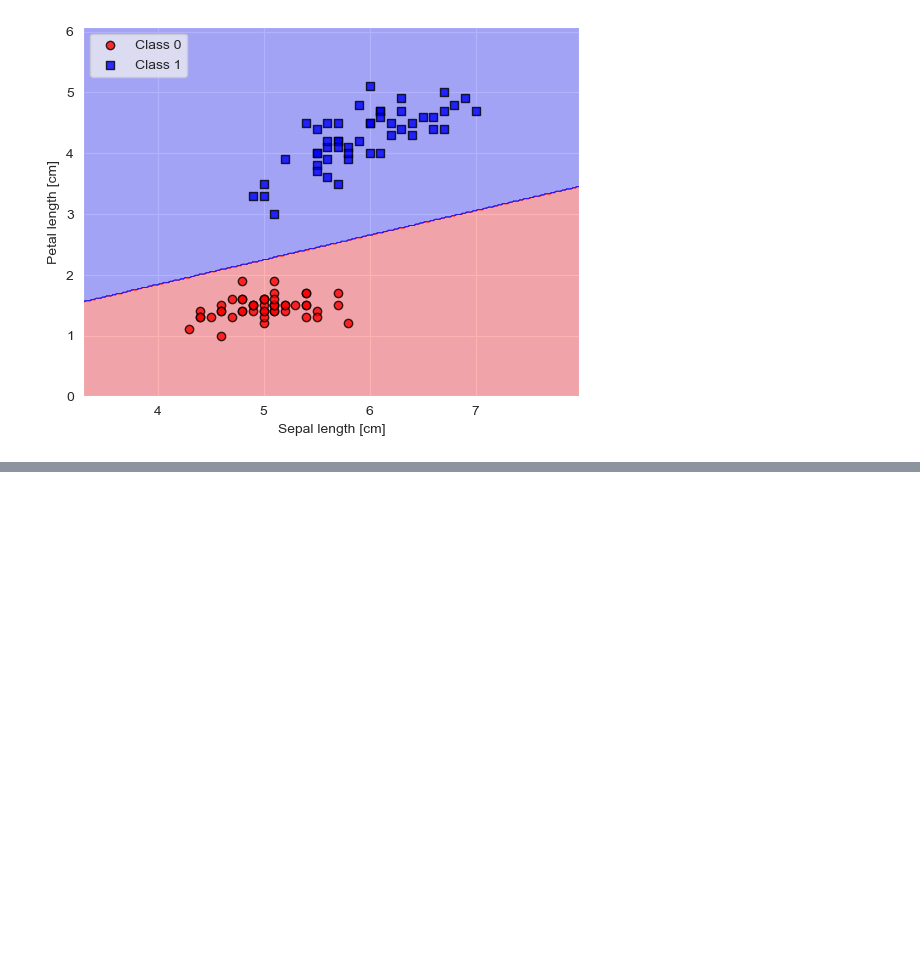
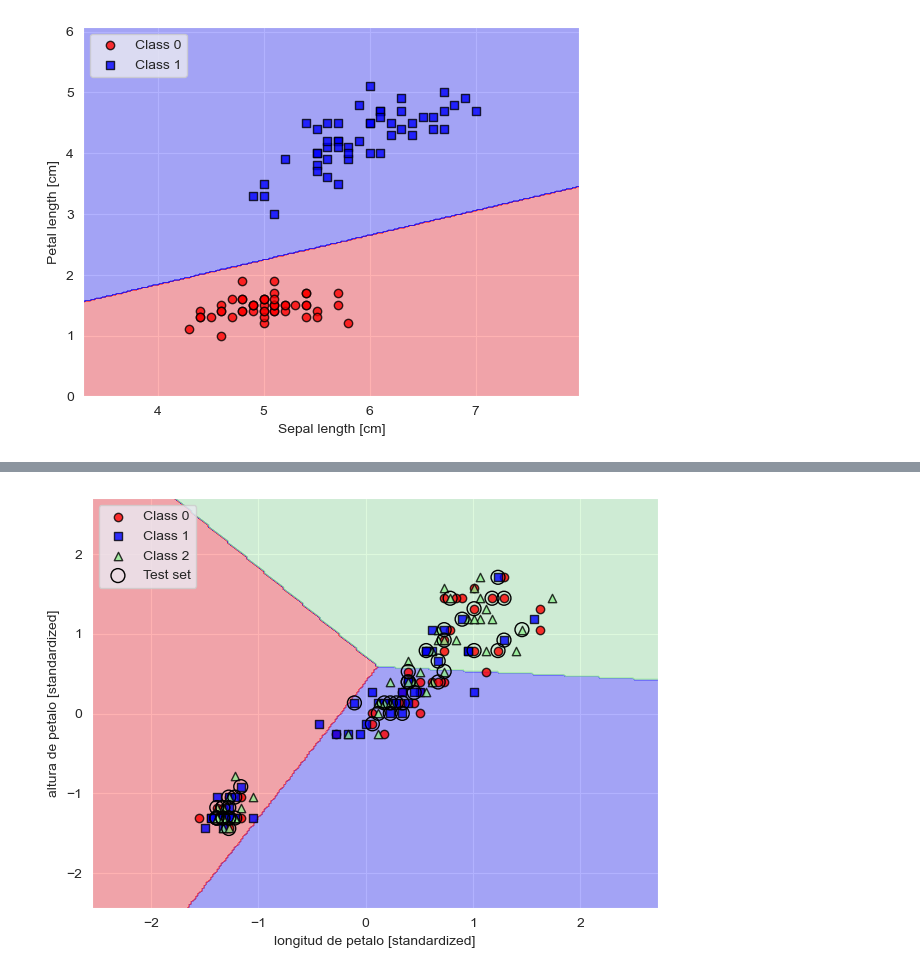
Before and after one commit to haison-ai/Perceptron-iris, a Jupyter notebook: notebook/Perceptron.ipynb, the cells around one changed output, grey strips where cells are left out. Saved outputs shown, nothing was run; the diff lists cells and outputs as text; code cells hidden in the pictures; blank space fills up the shorter version.

```diff
--- a/notebook/Perceptron.ipynb
+++ b/notebook/Perceptron.ipynb
@@ -234,0 +199,7 @@ plt.show()
+# %%
+#standarized the datasets
+from sklearn.preprocessing import StandardScaler
+sc = StandardScaler()
+sc.fit(X_train)
+X_train_std = sc.transform(X_train)
+X_test_std = sc.transform(X_test)
@@ -234,0 +226,35 @@ plt.show()
+# %%
+# create a grafic visualitazion where a see the 3 decesions_regions.
+from matplotlib.colors import ListedColormap
+import matplotlib.pyplot as plt
+def plot_decision_regions(X, y, classifier, test_idx=None, resolution=0.02):
+    markers = ('o', 's', '^', 'v', '<')
+    colors = ('red', 'blue', 'lightgreen', 'gray', 'cyan')
+    cmap = ListedColormap(colors[:len(np.unique(y))])
+
+    x1_min, x1_max = X[:, 0].min() - 1, X[:, 0].max() + 1
+    x2_min, x2_max = X[:, 1].min() - 1, X[:, 1].max() + 1
+    xx1, xx2 = np.meshgrid(np.arange(x1_min, x1_max, resolution),np.arange(x2_min, x2_max, resolution))
+    lab = classifier.predict(np.array([xx1.ravel(), xx2.ravel()]).T)
+    lab = lab.reshape(xx1.shape)
+    plt.contourf(xx1, xx2, lab, alpha=0.3, cmap=cmap)
+    plt.xlim(xx1.min(), xx1.max())
+    plt.ylim(xx2.min(), xx2.max())
+
+    for idx, cl in enumerate(np.unique(y)):
+        plt.scatter(x=X[y == cl, 0], y=X[y == cl, 1],alpha=0.8,c=colors[idx],marker=markers[idx],label=f'Class {cl}',edgecolor='black')
+
+    if test_idx:
+        X_test, y_test = X[test_idx], y[test_idx]
+        plt.scatter(X_test[:, 0], X_test[:, 1], c='none', marker='o', label='Test set', alpha=1.0,edgecolor='black', linewidth=1, s=100,)
+# %%
+X_combined_std = np.vstack((X_test_std, X_train_std))
+y_combined = np.hstack((y_train, y_test))
+plot_decision_regions(X=X_combined_std, y=y_combined, classifier=ppn, test_idx=range(105, 150))
+plt.xlabel('longitud de petalo [standardized]')
+plt.ylabel('altura de petalo [standardized]')
+plt.legend(loc='upper left')
+plt.tight_layout()
+plt.show()
+# %% [output]
+[figure, added]
```
Also changed, not shown: parts of 20 cells of this notebook.
